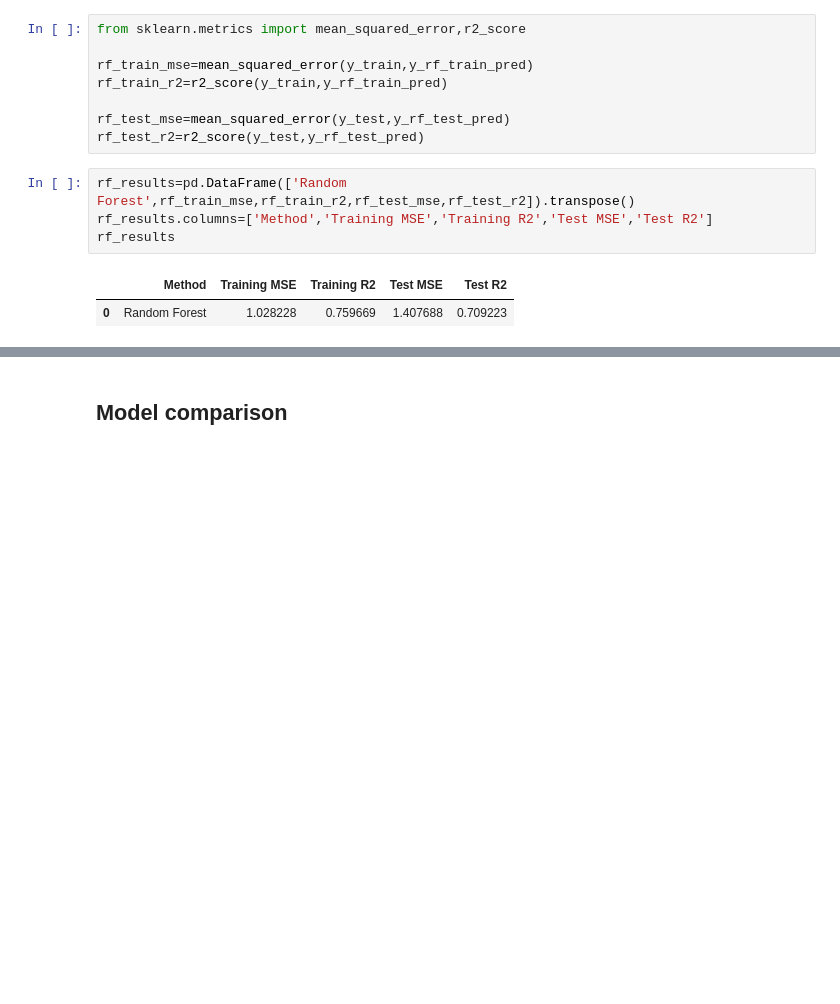
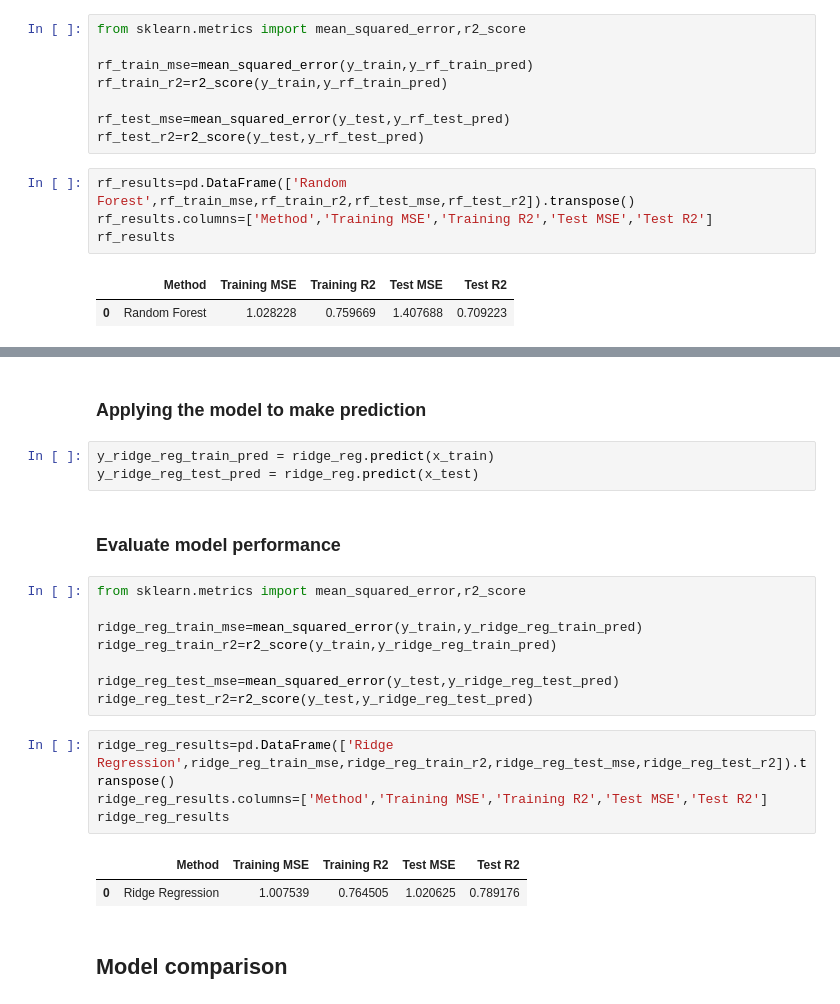
Before and after one commit to njokinjuguna/Machine-learning-Models, a Jupyter notebook: ML_MODEL_FROM_SCRATCH.ipynb, the cells around one changed output, grey strips where cells are left out. Drawn from its saved outputs; the diff is of its cells as text; blank space fills up the shorter version.

```diff
--- a/ML_MODEL_FROM_SCRATCH.ipynb
+++ b/ML_MODEL_FROM_SCRATCH.ipynb
@@ -221,2 +232,24 @@ rf_results
+# %% [markdown]
+### **Applying the model to make prediction**
+# %%
+y_ridge_reg_train_pred = ridge_reg.predict(x_train)
+y_ridge_reg_test_pred = ridge_reg.predict(x_test)
+# %% [markdown]
+### **Evaluate model performance**
+# %%
+from sklearn.metrics import mean_squared_error,r2_score
+
+ridge_reg_train_mse=mean_squared_error(y_train,y_ridge_reg_train_pred)
+ridge_reg_train_r2=r2_score(y_train,y_ridge_reg_train_pred)
+
+ridge_reg_test_mse=mean_squared_error(y_test,y_ridge_reg_test_pred)
+ridge_reg_test_r2=r2_score(y_test,y_ridge_reg_test_pred)
+# %%
+ridge_reg_results=pd.DataFrame(['Ridge Regression',ridge_reg_train_mse,ridge_reg_train_r2,ridge_reg_test_mse,ridge_reg_test_r2]).transpose()
+ridge_reg_results.columns=['Method','Training MSE','Training R2','Test MSE','Test R2']
+ridge_reg_results
+# %% [output]
+|  | Method | Training MSE | Training R2 | Test MSE | Test R2 |
+| 0 | Ridge Regression | 1.007539 | 0.764505 | 1.020625 | 0.789176 |
 # %% [markdown]
 ## **Model comparison**
```
Also changed, not shown: parts of 7 cells of this notebook.
